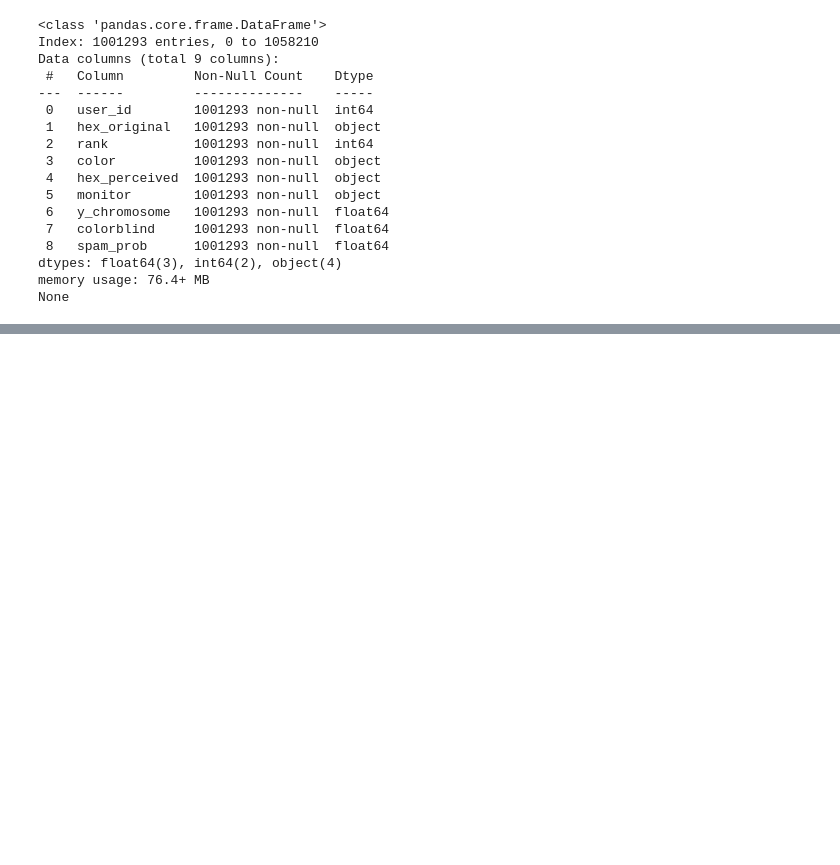
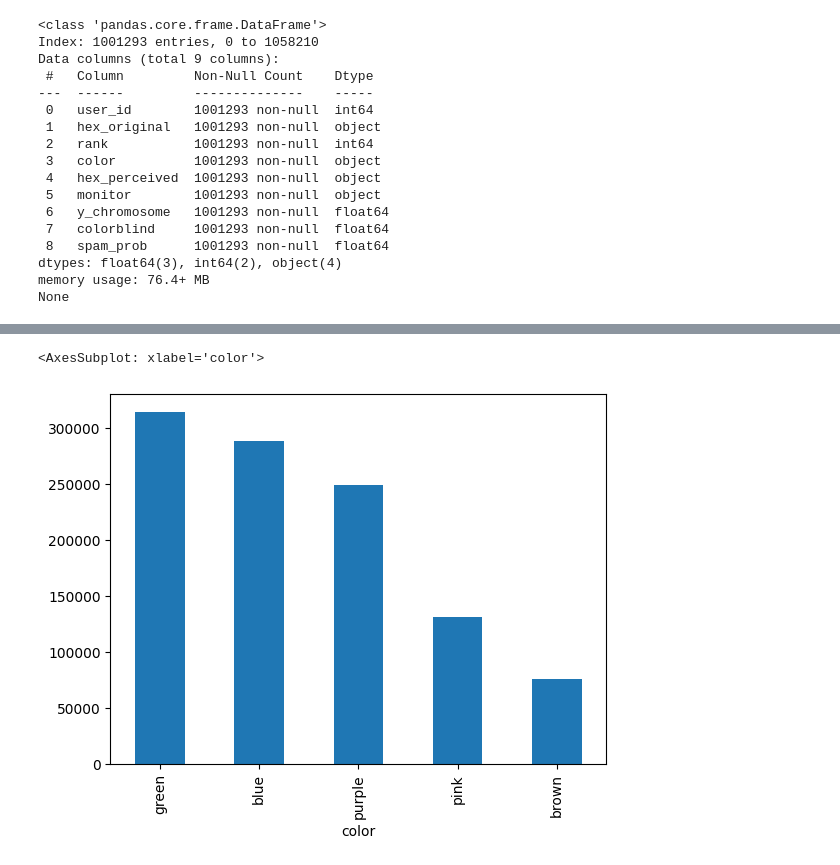
Before and after one commit to samvik07/Py-dy-Tuesdays-Slices, a Jupyter notebook: 08-07-2025/PydyTuesday_Colors.ipynb, the cells around one changed output, grey strips where cells are left out. Saved outputs shown, nothing was run; the diff lists cells and outputs as text; code cells hidden in the pictures; blank space fills up the shorter version.

Commit message:
Add PydyTuesday_Colors notebook

```diff
--- a/08-07-2025/PydyTuesday_Colors.ipynb
+++ b/08-07-2025/PydyTuesday_Colors.ipynb
@@ -157,0 +183,5 @@ Monitors: ['LCD' 'CRT' 'monitor-other']
+# %%
+final_df['color'].value_counts().plot(kind='bar')
+# %% [output]
+<AxesSubplot: xlabel='color'>
+[figure, added]
```
Also changed, not shown: parts of 4 cells of this notebook.
